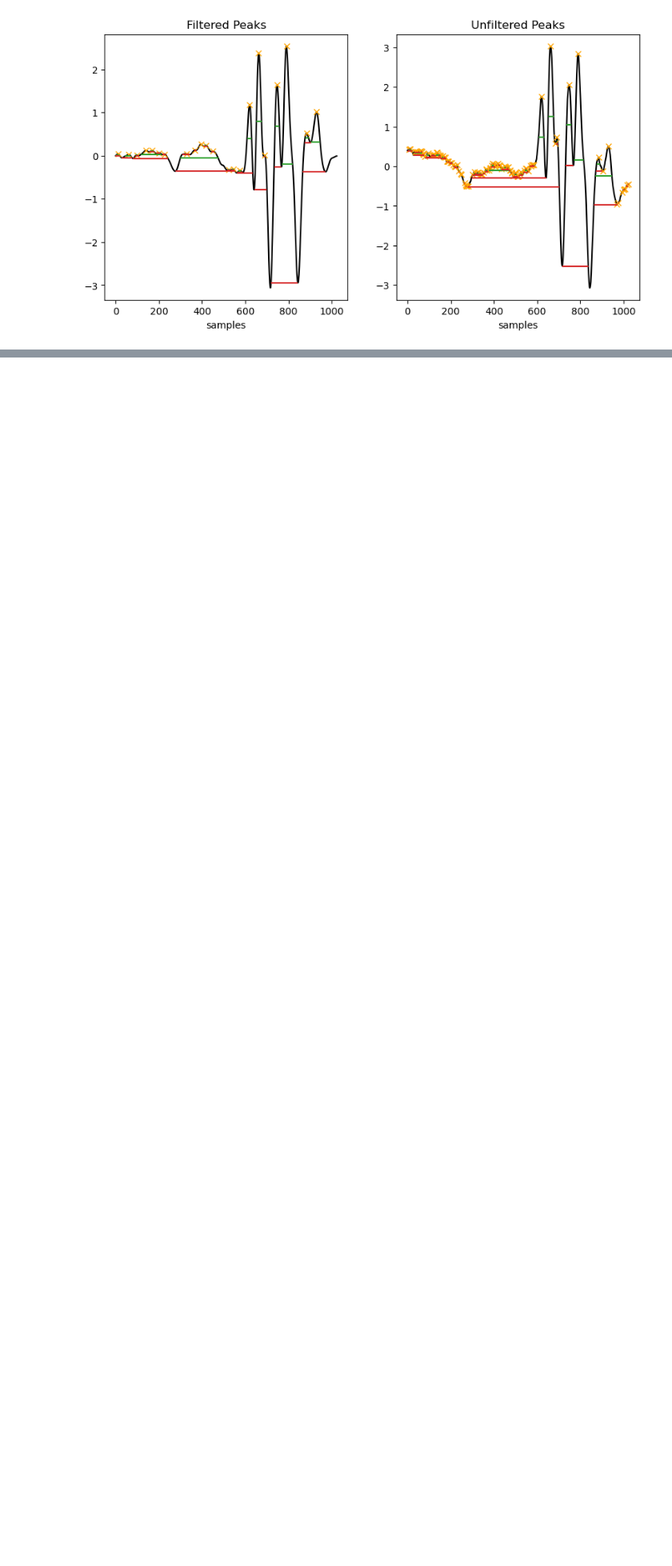
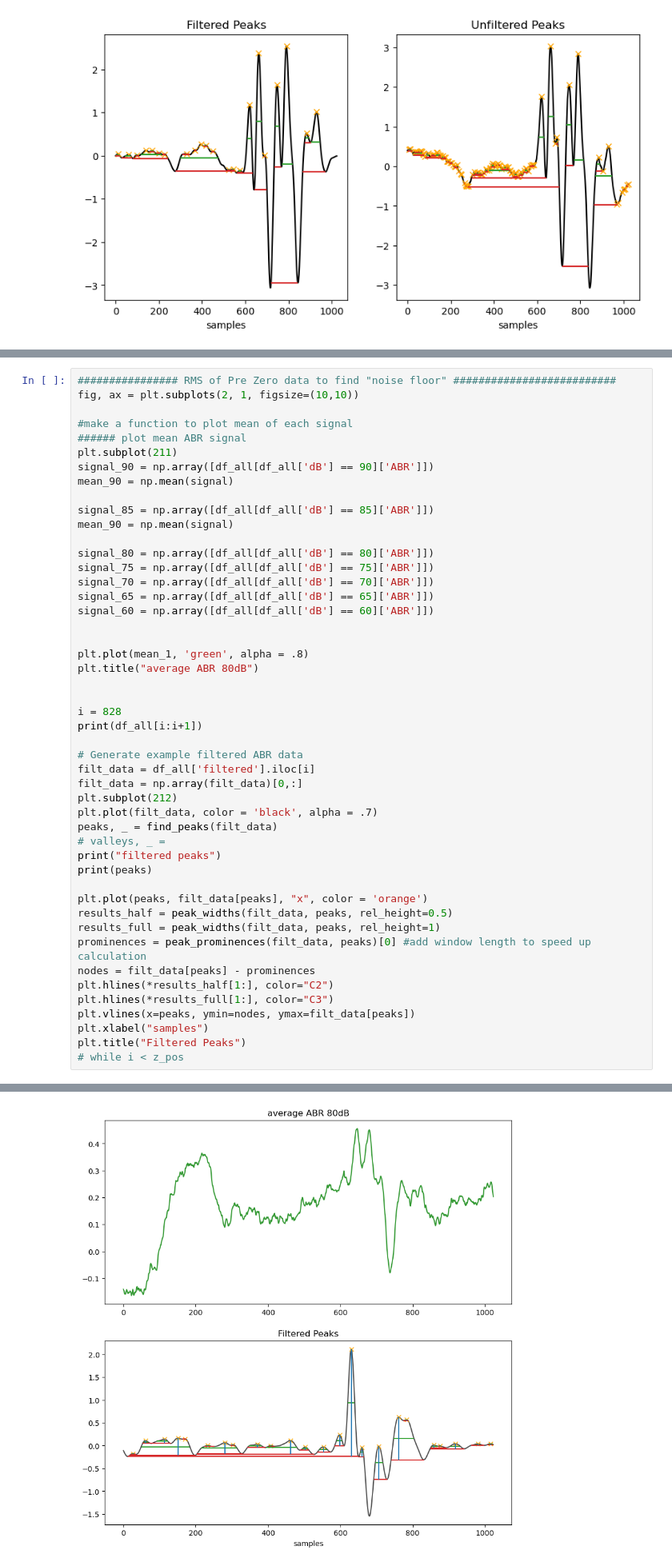
Before and after one commit to DeckerDreams/ABR_Processing, a Jupyter notebook: parser_CNNtest_6.ipynb, the cells around one changed output, grey strips where cells are left out. Shown at 80% size. Drawn from its saved outputs; the diff is of its cells as text; blank space fills up the shorter version.

```diff
--- a/parser_CNNtest_6.ipynb
+++ b/parser_CNNtest_6.ipynb
@@ -680,3 +678,52 @@ wave 1 latency:
 0.9042033235581624
 [figure]
 [figure]
+# %%
+################ RMS of Pre Zero data to find "noise floor" ##########################
+fig, ax = plt.subplots(2, 1, figsize=(10,10))
+
+#make a function to plot mean of each signal
+###### plot mean ABR signal
+plt.subplot(211)
+signal_90 = np.array([df_all[df_all['dB'] == 90]['ABR']])
+mean_90 = np.mean(signal)
+
+signal_85 = np.array([df_all[df_all['dB'] == 85]['ABR']])
+mean_90 = np.mean(signal)
+
+signal_80 = np.array([df_all[df_all['dB'] == 80]['ABR']])
+signal_75 = np.array([df_all[df_all['dB'] == 75]['ABR']])
+signal_70 = np.array([df_all[df_all['dB'] == 70]['ABR']])
+signal_65 = np.array([df_all[df_all['dB'] == 65]['ABR']])
+signal_60 = np.array([df_all[df_all['dB'] == 60]['ABR']])
+
+
+plt.plot(mean_1, 'green', alpha = .8)
+plt.title("average ABR 80dB")
+
+
+i = 828
+print(df_all[i:i+1])
+
+# Generate example filtered ABR data
+filt_data = df_all['filtered'].iloc[i]
+filt_data = np.array(filt_data)[0,:]
+plt.subplot(212)
+plt.plot(filt_data, color = 'black', alpha = .7)
+peaks, _ = find_peaks(filt_data)
+# valleys, _ =
+print("filtered peaks")
+print(peaks)
+
+plt.plot(peaks, filt_data[peaks], "x", color = 'orange')
+results_half = peak_widths(filt_data, peaks, rel_height=0.5)
+results_full = peak_widths(filt_data, peaks, rel_height=1)
+prominences = peak_prominences(filt_data, peaks)[0] #add window length to speed up calculation
+nodes = filt_data[peaks] - prominences
+plt.hlines(*results_half[1:], color="C2")
+plt.hlines(*results_full[1:], color="C3")
+plt.vlines(x=peaks, ymin=nodes, ymax=filt_data[peaks])
+plt.xlabel("samples")
+plt.title("Filtered Peaks")
+# while i < z_pos
+# %% [output]
@@ -683,3 +742,4 @@ wave 1 latency:
+[figure, added]
 # %% [markdown]
 # Find the threshold point of ABR "wave 1"
 #The appearence or non appearence  of a significant peak 1 accross decreasing intesity (90->85--> .... --> 50 decibles) will help to determine the hearing threshold for the hearing test.
```
Also changed, not shown: parts of 4 cells of this notebook.
